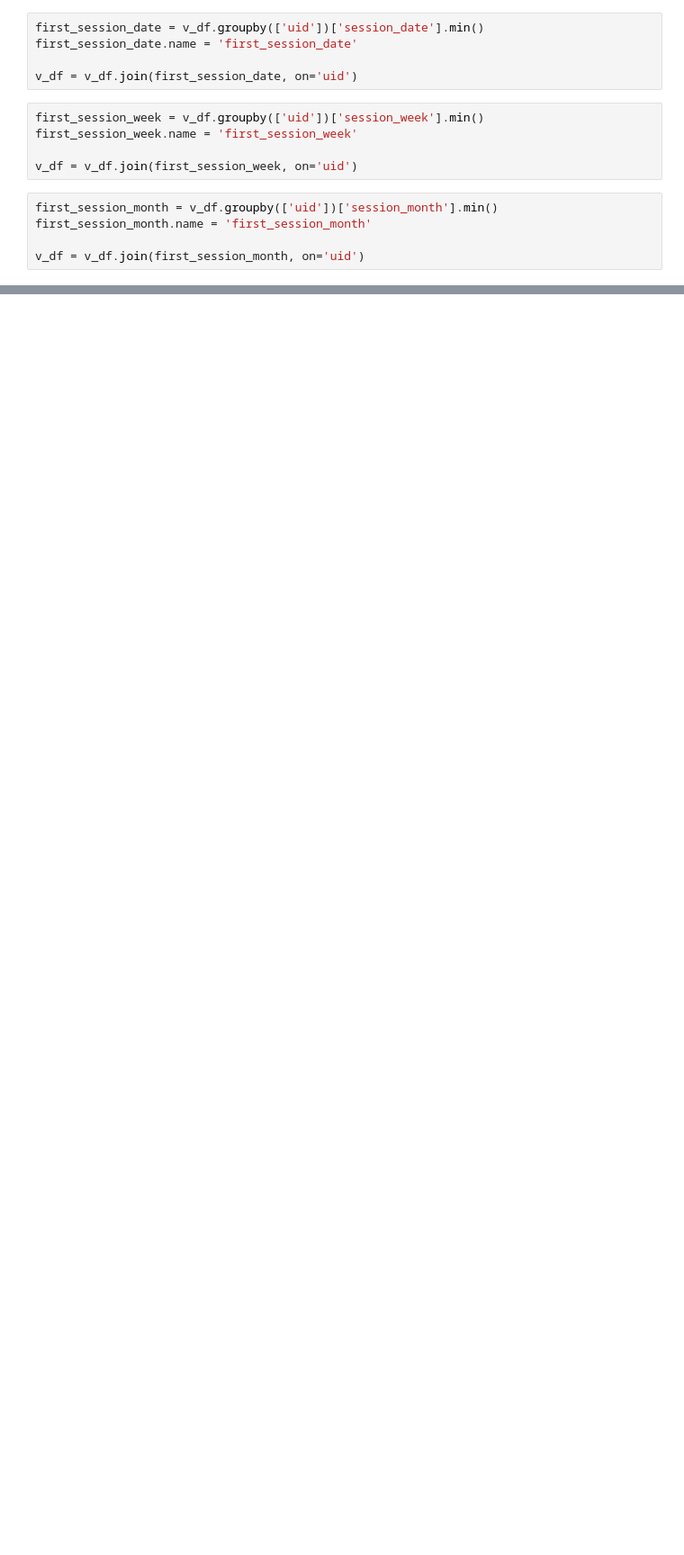
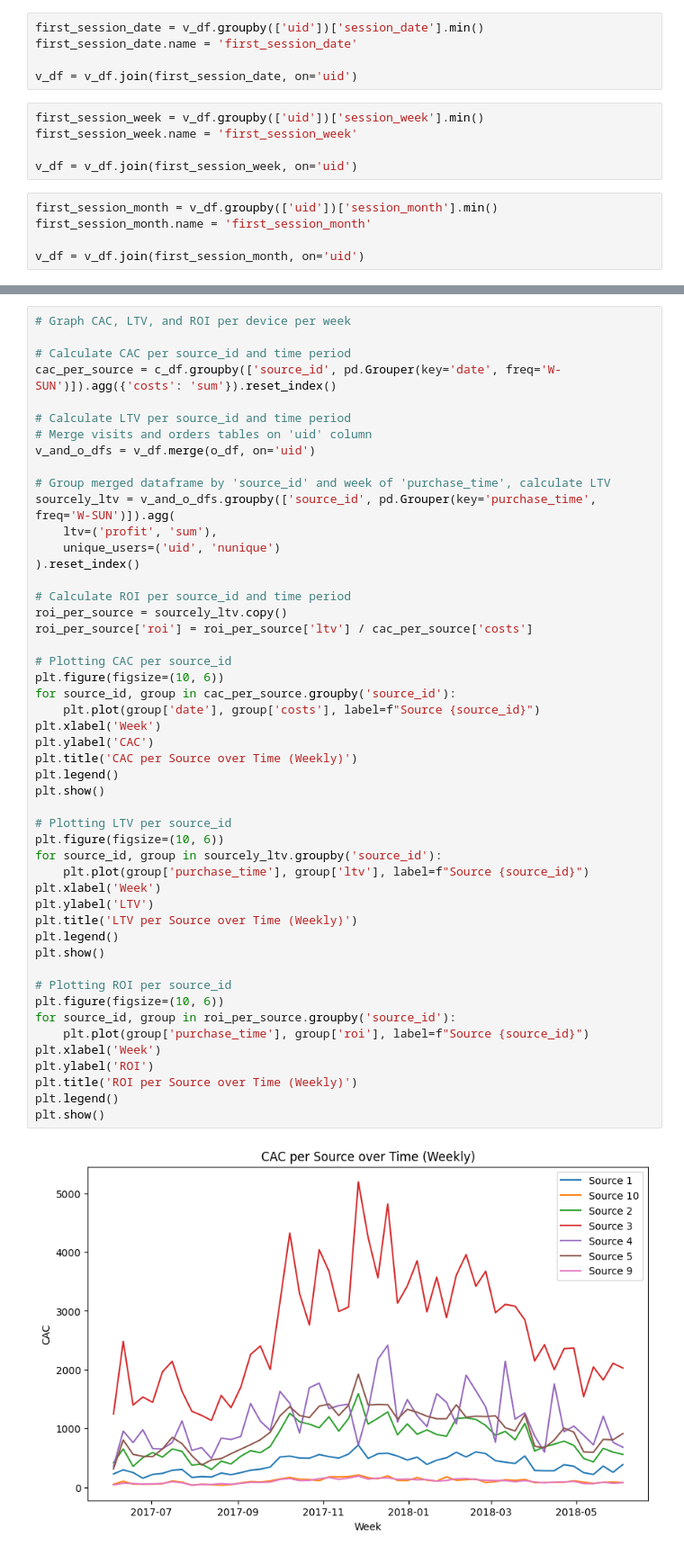
Before and after one commit to Malokingi/yandex_afisha_marketing_report, a Jupyter notebook: report.ipynb, the cells around one changed output, grey strips where cells are left out. Shown: that part at 90% size. Cells and saved outputs as stored; diff of their text form; blank space fills up the shorter version.

```diff
--- a/report.ipynb
+++ b/report.ipynb
@@ -334,0 +499,51 @@ ltv_data['ltv'].head(20)
+# %%
+# Graph CAC, LTV, and ROI per device per week
+
+# Calculate CAC per source_id and time period
+cac_per_source = c_df.groupby(['source_id', pd.Grouper(key='date', freq='W-SUN')]).agg({'costs': 'sum'}).reset_index()
+
+# Calculate LTV per source_id and time period
+# Merge visits and orders tables on 'uid' column
+v_and_o_dfs = v_df.merge(o_df, on='uid')
+
+# Group merged dataframe by 'source_id' and week of 'purchase_time', calculate LTV
+sourcely_ltv = v_and_o_dfs.groupby(['source_id', pd.Grouper(key='purchase_time', freq='W-SUN')]).agg(
+    ltv=('profit', 'sum'),
+    unique_users=('uid', 'nunique')
+).reset_index()
+
+# Calculate ROI per source_id and time period
+roi_per_source = sourcely_ltv.copy()
+roi_per_source['roi'] = roi_per_source['ltv'] / cac_per_source['costs']
+
+# Plotting CAC per source_id
+plt.figure(figsize=(10, 6))
+for source_id, group in cac_per_source.groupby('source_id'):
+    plt.plot(group['date'], group['costs'], label=f"Source {source_id}")
+plt.xlabel('Week')
+plt.ylabel('CAC')
+plt.title('CAC per Source over Time (Weekly)')
+plt.legend()
+plt.show()
+
+# Plotting LTV per source_id
+plt.figure(figsize=(10, 6))
+for source_id, group in sourcely_ltv.groupby('source_id'):
+    plt.plot(group['purchase_time'], group['ltv'], label=f"Source {source_id}")
+plt.xlabel('Week')
+plt.ylabel('LTV')
+plt.title('LTV per Source over Time (Weekly)')
+plt.legend()
+plt.show()
+
+# Plotting ROI per source_id
+plt.figure(figsize=(10, 6))
+for source_id, group in roi_per_source.groupby('source_id'):
+    plt.plot(group['purchase_time'], group['roi'], label=f"Source {source_id}")
+plt.xlabel('Week')
+plt.ylabel('ROI')
+plt.title('ROI per Source over Time (Weekly)')
+plt.legend()
+plt.show()
+# %% [output]
+[figure, added]
```
Also changed, not shown: parts of 31 cells of this notebook, 1 other file.
